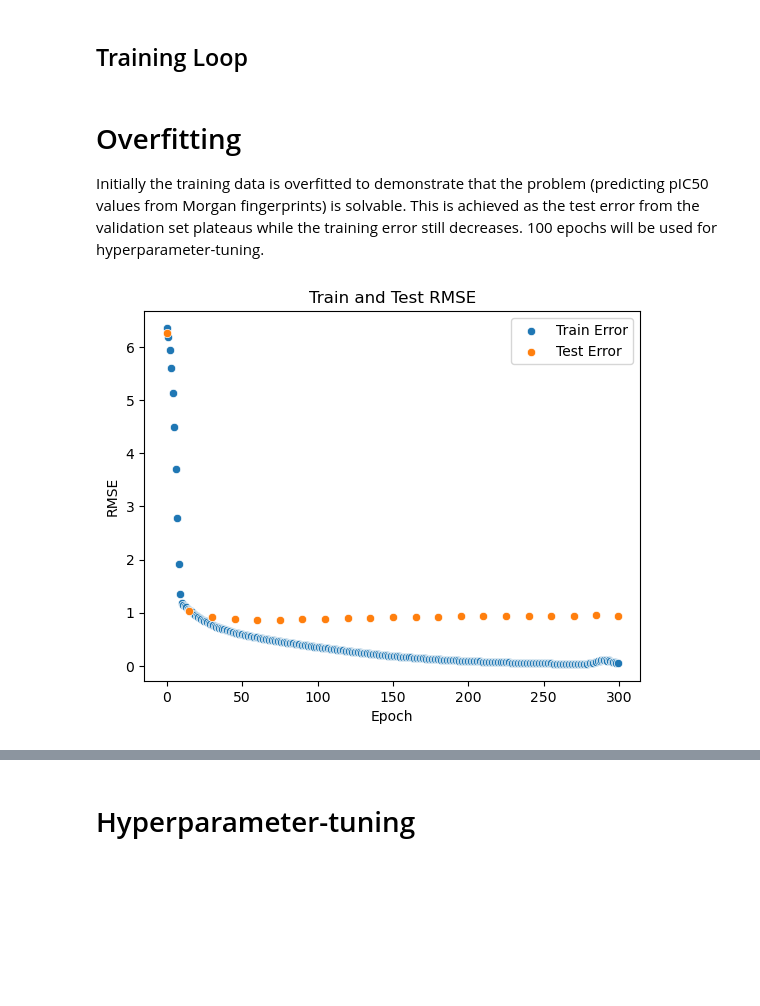
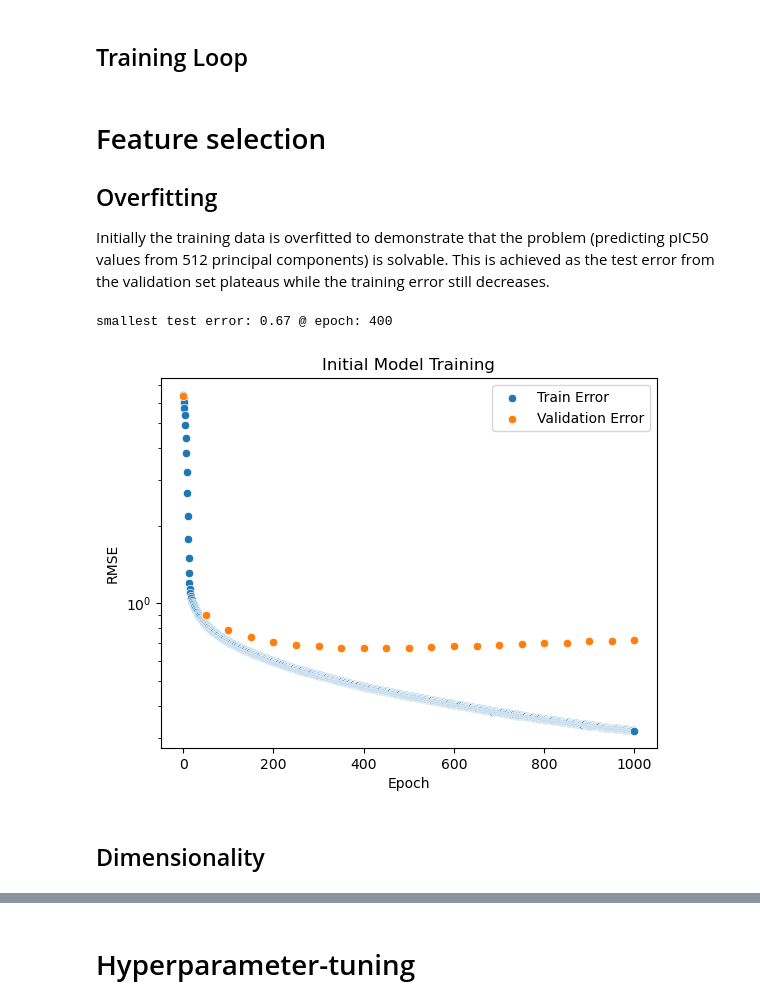
Before and after one commit to HoffOskar/QSAR_BRD4, a Jupyter notebook: 04_QSAR_regression/01_mlp_morgan.ipynb, the cells around one changed output, grey strips where cells are left out. Saved outputs shown, nothing was run; the diff lists cells and outputs as text; code cells hidden in the pictures; blank space fills up the shorter version.

```diff
--- a/04_QSAR_regression/01_mlp_morgan.ipynb
+++ b/04_QSAR_regression/01_mlp_morgan.ipynb
@@ -157,7 +174,7 @@ test.shapes: (438, 512) (438,)
 ## Data Loader
 The datasets converted to the native format of PyTorch. The `batch_size` is a tunable hyperparameter.
 # %%
-def df_to_dataloader(X, y, batch_size=32, shuffle=True):
+def df_to_dataloader(X, y, batch_size=32, n_features=32, shuffle=True):
     """
     Convert a pandas DataFrame to a PyTorch DataLoader.
 
@@ -169,6 +186,8 @@ def df_to_dataloader(X, y, batch_size=32, shuffle=True):
         Target
     batch_size : int
         Number of samples per batch
+    n_features : int
+        Number of features to use
     shuffle : bool
         Shuffle the data
 
@@ -177,18 +196,20 @@ def df_to_dataloader(X, y, batch_size=32, shuffle=True):
     DataLoader
     """
     dataset = TensorDataset(
-        torch.tensor(X.to_numpy(), dtype=torch.float32).to(device),
+        torch.tensor(X.iloc[:, :n_features].to_numpy(), dtype=torch.float32).to(device),
         torch.tensor(y.to_numpy(), dtype=torch.float32).view(-1, 1).to(device),
     )
     return DataLoader(dataset, batch_size=batch_size, shuffle=shuffle)
 # %%
 ### Use GPU if available
 device = "cuda:3" if torch.cuda.is_available() else "cpu"
+### Number of features
+n_features = 512
 
 ### PyTorch DataLoaders
-train_loader = df_to_dataloader(X_train, y_train, batch_size=32, shuffle=True)
-val_loader = df_to_dataloader(X_val, y_val, batch_size=32, shuffle=False)
-test_loader = df_to_dataloader(X_test, y_test, batch_size=32, shuffle=False)
+train_loader = df_to_dataloader(X_train_2048, y_train, batch_size=32, n_features=n_features, shuffle=True)
+val_loader = df_to_dataloader(X_val_2048, y_val, batch_size=32, n_features=n_features, shuffle=False)
+test_loader = df_to_dataloader(X_test_2048, y_test, batch_size=32, n_features=n_features, shuffle=False)
 # %% [markdown]
 # Model Architecture
 A network with two hidden layers and adjustable layer width (n_hidden).
@@ -337,14 +348,16 @@ def training_loop(
     return error_df
 # %% [markdown]
-# Overfitting
-Initially the training data is overfitted to demonstrate that the problem (predicting pIC50 values from Morgan fingerprints) is solvable. This is achieved as the test error from the validation set plateaus while the training error still decreases. 100 epochs will be used for hyperparameter-tuning.
+# Feature selection
+
+## Overfitting
+Initially the training data is overfitted to demonstrate that the problem (predicting pIC50 values from 512 principal components) is solvable. This is achieved as the test error from the validation set plateaus while the training error still decreases.
 # %%
 ### Instantiate the model
 net = Net(
-    n_features=n_bits,  # Number of features (Morgan fingerprints)
-    n_hidden1=128,  # Number of neurons in the first hidden layer
-    n_hidden2=64,  # Number of neurons in the second hidden layer
-).to(device)  # Create the network and send it to the device
+    n_features=n_features,  # Number of features (principal components)
+    n_hidden1=64,          # Number of neurons in the first hidden layer
+    n_hidden2=32,           # Number of neurons in the second hidden layer
+).to(device)                # Create the network and send it to the device
 
 ### Define the optimizer
 optim = torch.optim.Adam(
@@ -357,10 +370,25 @@ optim = torch.optim.Adam(
 error_df = training_loop(
     model=net,
     optimizer=optim,
-    n_epochs=300,
-    eval_interval=15,
+    n_epochs=1000,
+    eval_interval=50,
+    train_loader=train_loader,
     test_loader=val_loader,
-    plot=True,
 )
-# %% [output]
-[figure, removed]
+# %%
+print(f"smallest test error: {error_df['test_error'].min():.2f} @ epoch: {error_df['test_error'].idxmin()}")
+
+### Plot
+sns.scatterplot(data=error_df, x="epoch", y="train_loss", label="Train Error")
+sns.scatterplot(data=error_df, x="epoch", y="test_error", label="Validation Error")
+plt.xlabel("Epoch")
+plt.ylabel("RMSE")
+plt.yscale("log")
+plt.legend()
+plt.title("Initial Model Training")
+plt.show()
+# %% [output]
+smallest test error: 0.67 @ epoch: 400
+[figure, added]
+# %% [markdown]
+## Dimensionality
```
Also changed, not shown: parts of 14 cells of this notebook.
